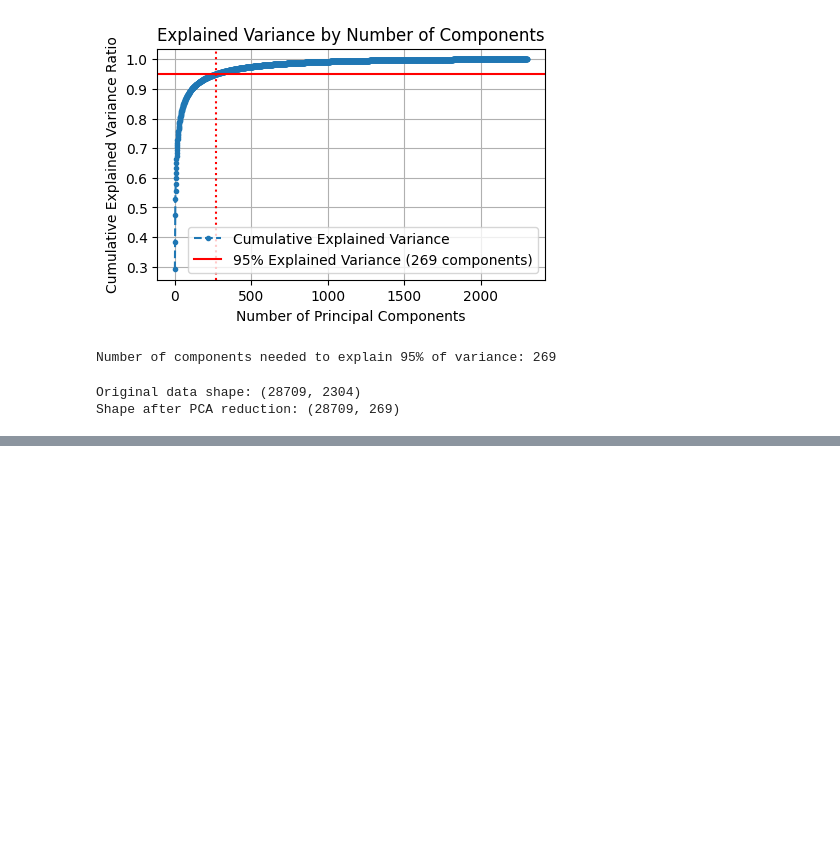
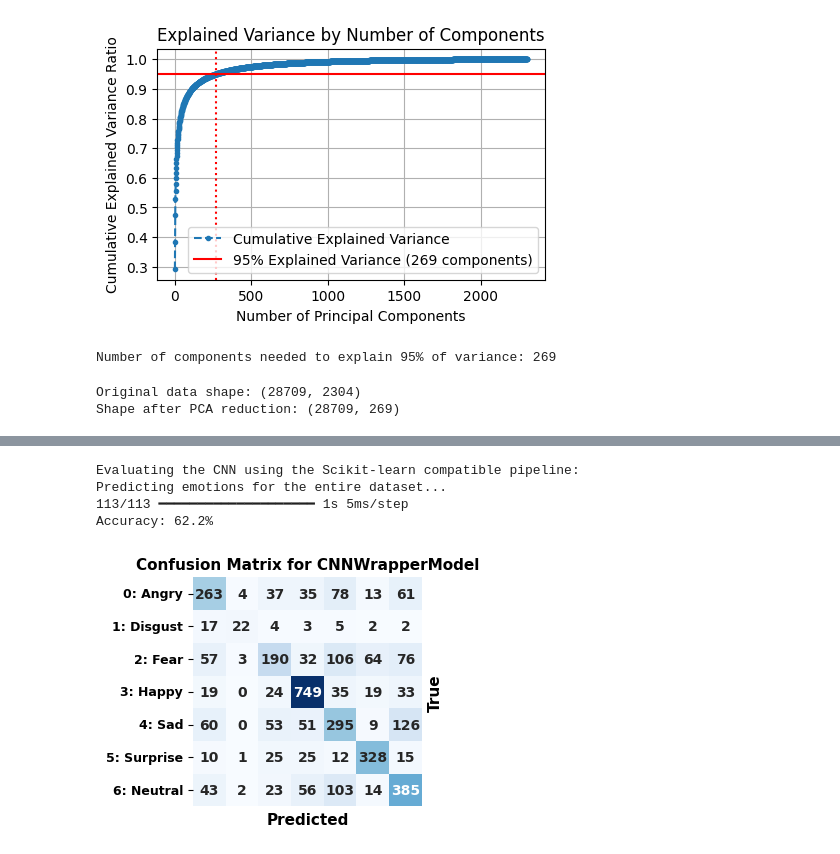
Before and after one commit to Pabloherreroo/Facial-Expression-Recognition_UsingML, a Jupyter notebook: group40_emotion_recognition.ipynb, the cells around one changed output, grey strips where cells are left out. Cells and saved outputs as stored; diff of their text form; code cells hidden in the pictures; blank space fills up the shorter version.

```diff
--- a/group40_emotion_recognition.ipynb
+++ b/group40_emotion_recognition.ipynb
@@ -335,15 +356,7 @@ def predict_instance(model, instance):
 
 def predict_dataset(model, df):
     """
-    Predict the emotions for the entire dataset in a single batch.
-
-    Parameters:
-    - model: The trained model used for prediction.
-    - df: The dataset containing instances with pixel data.
-
-    Returns:
-    - predictions: A list or array of predicted emotions.
-    - actual: A list or array of true emotions.
+    Returns list of predictions and list of actual values.
     """
     # Prepare all pixel data into a 2D NumPy array.
     pixels_list = df['pixels'].apply(lambda x: np.fromstring(x, sep=' ', dtype=int))
@@ -588,0 +780,38 @@ Accuracy: 44.7%
+# %%
+class CNNWrapperModel(BaseModel):
+    """
+    A wrapper to make a Keras CNN compatible with the scikit-learn pipeline.
+    """
+    def __init__(self, cnn_model):
+        self.model = cnn_model
+
+    def fit(self, X, y):
+        # The model is already trained, so this method does nothing.
+        # It's here to comply with the scikit-learn API.
+        return self
+
+    def predict(self, X):
+        # X is the raw pixel data from predict_dataset, shape (n_samples, 2304)
+
+        # Reshape for the CNN: (n_samples, 2304) -> (n_samples, 48, 48, 1)
+        X_reshaped = X.reshape(-1, 48, 48, 1)
+        X_normalized = X_reshaped / 255.0
+
+        # Keras model returns one-hot probabilities
+        predictions_one_hot = self.model.predict(X_normalized)
+
+        # Convert probabilities back to single labels (e.g., [0,0,0,1..] -> 3)
+        predictions_labels = np.argmax(predictions_one_hot, axis=1)
+
+        return predictions_labels
+
+cnn_pipeline = CNNWrapperModel(cnn_model=model)
+
+print("\nEvaluating the CNN using the Scikit-learn compatible pipeline:")
+evaluate_model(cnn_pipeline, test_df, confusion=True)
+# %% [output]
+Evaluating the CNN using the Scikit-learn compatible pipeline:
+Predicting emotions for the entire dataset...
+113/113 ━━━━━━━━━━━━━━━━━━━━ 1s 5ms/step
+Accuracy: 62.2%
+[figure, added]
```
Also changed, not shown: parts of 20 cells of this notebook.
